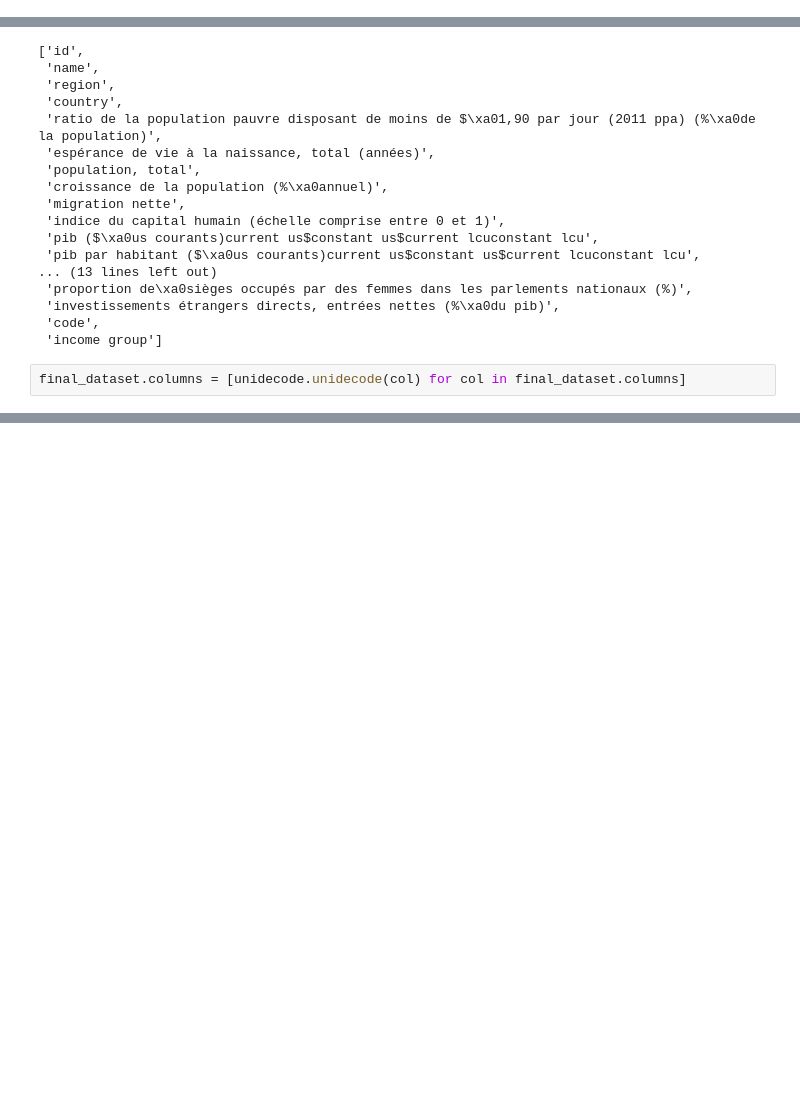
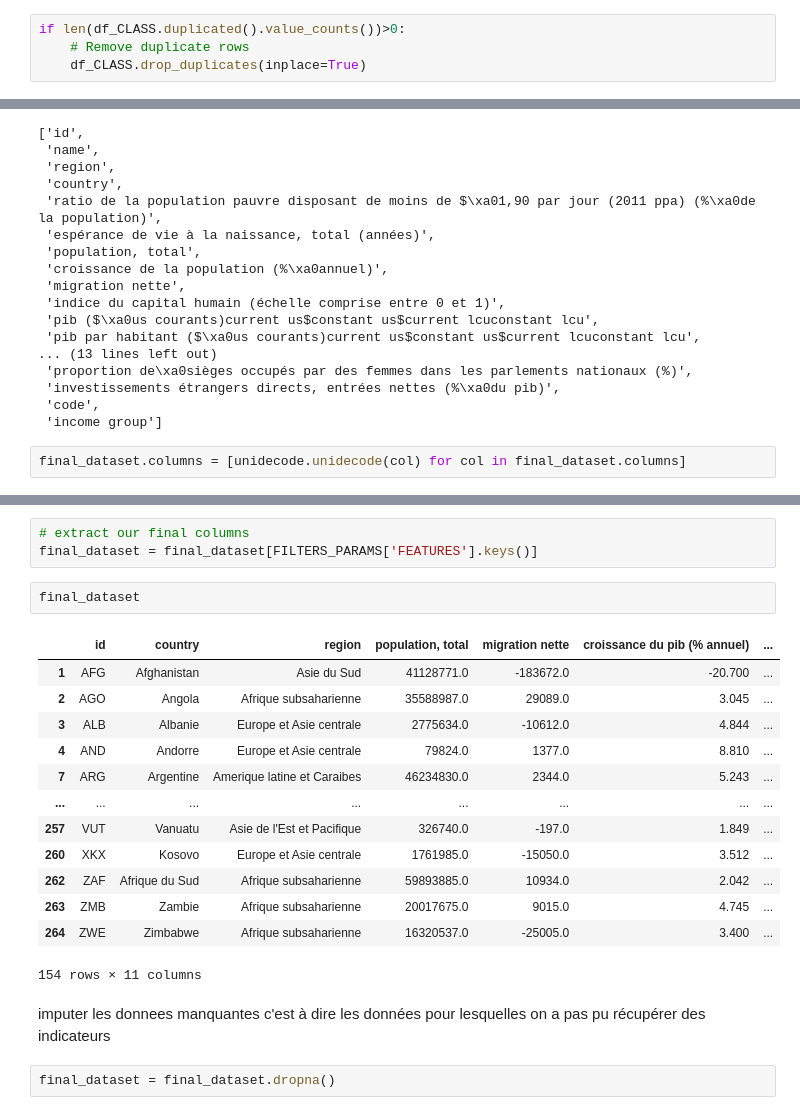
Before and after one commit to Aida73/Data-Engineering-Project, a Jupyter notebook: data_profiling.ipynb, the cells around one changed output, grey strips where cells are left out. Saved outputs shown, nothing was run; the diff lists cells and outputs as text; blank space fills up the shorter version.

```diff
--- a/data_profiling.ipynb
+++ b/data_profiling.ipynb
@@ -412,0 +392,4 @@ dtype: int64
+# %%
+if len(df_CLASS.duplicated().value_counts())>0:
+    # Remove duplicate rows
+    df_CLASS.drop_duplicates(inplace=True)
@@ -492,0 +491,24 @@ final_dataset.columns = [unidecode.unidecode(col) for col in final_dataset.colum
+# %%
+# extract our final columns
+final_dataset = final_dataset[FILTERS_PARAMS['FEATURES'].keys()]
+# %%
+final_dataset
+# %% [output]
+|  | id | country | region | population, total | migration nette | croissance du pib (% annuel) | ... |
+| 1 | AFG | Afghanistan | Asie du Sud | 41128771.0 | -183672.0 | -20.700 | ... |
+| 2 | AGO | Angola | Afrique subsaharienne | 35588987.0 | 29089.0 | 3.045 | ... |
+| 3 | ALB | Albanie | Europe et Asie centrale | 2775634.0 | -10612.0 | 4.844 | ... |
+| 4 | AND | Andorre | Europe et Asie centrale | 79824.0 | 1377.0 | 8.810 | ... |
+| 7 | ARG | Argentine | Amerique latine et Caraibes | 46234830.0 | 2344.0 | 5.243 | ... |
+| ... | ... | ... | ... | ... | ... | ... | ... |
+| 257 | VUT | Vanuatu | Asie de l'Est et Pacifique | 326740.0 | -197.0 | 1.849 | ... |
+| 260 | XKX | Kosovo | Europe et Asie centrale | 1761985.0 | -15050.0 | 3.512 | ... |
+| 262 | ZAF | Afrique du Sud | Afrique subsaharienne | 59893885.0 | 10934.0 | 2.042 | ... |
+| 263 | ZMB | Zambie | Afrique subsaharienne | 20017675.0 | 9015.0 | 4.745 | ... |
+| 264 | ZWE | Zimbabwe | Afrique subsaharienne | 16320537.0 | -25005.0 | 3.400 | ... |
+154 rows × 11 columns
+# %% [markdown]
+imputer les donnees manquantes c'est à dire les données pour lesquelles on a pas pu
+récupérer des indicateurs
+# %%
+final_dataset = final_dataset.dropna()
```
Also changed, not shown: parts of 38 cells of this notebook, 3 other files.
